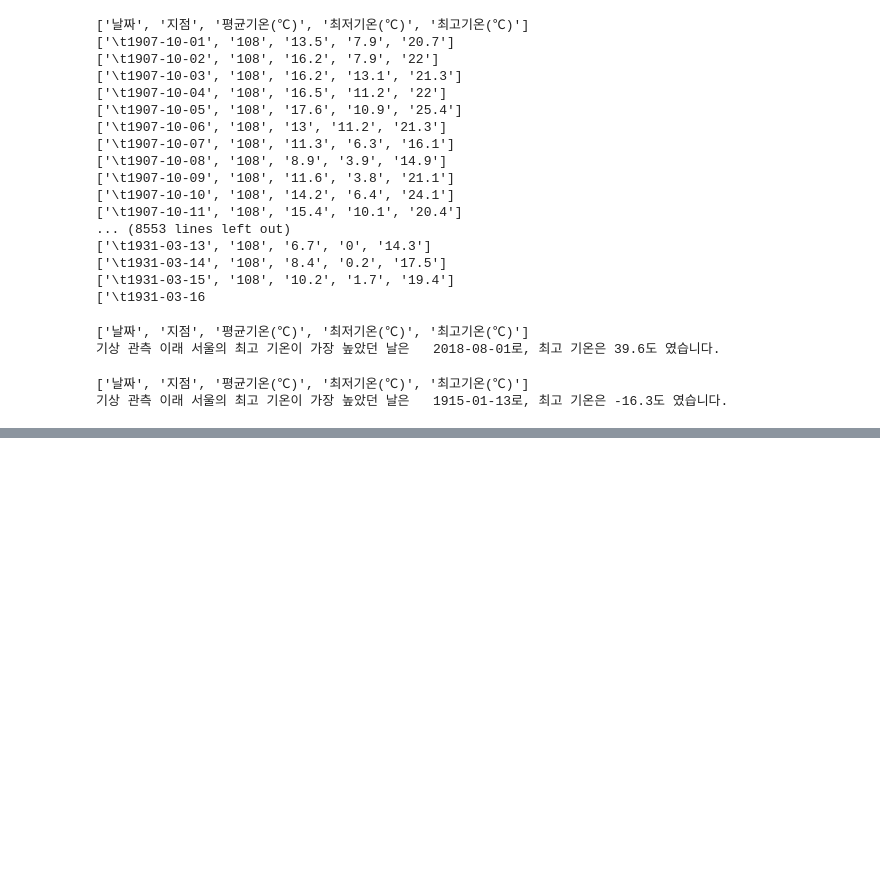
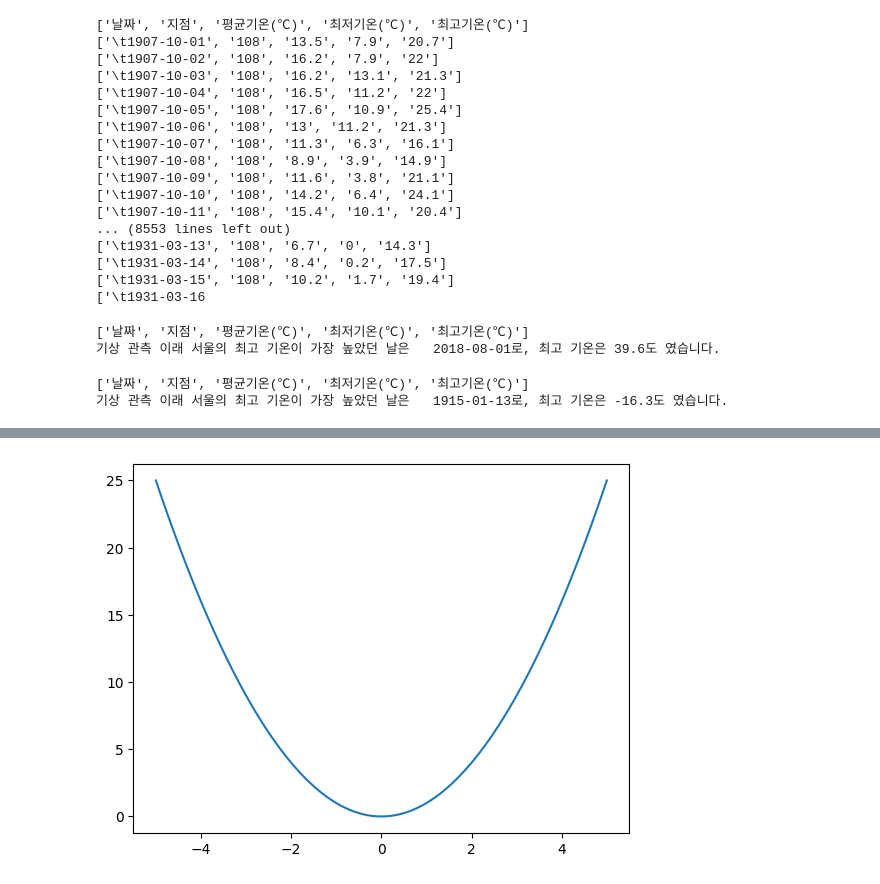
Before and after one commit to Choi-Juno/2025-DA, a Jupyter notebook: week4.ipynb, the cells around one changed output, grey strips where cells are left out. Saved outputs shown, nothing was run; the diff lists cells and outputs as text; code cells hidden in the pictures; blank space fills up the shorter version.

```diff
--- a/week4.ipynb
+++ b/week4.ipynb
@@ -157,0 +166,6 @@ print(min_temp[:10])
+# %%
+x = np.linspace(-5, 5, 101)
+plt.plot(x, x**2)
+plt.show()
+# %% [output]
+[figure, added]
```
Also changed, not shown: parts of 3 cells of this notebook, 1 other file.
